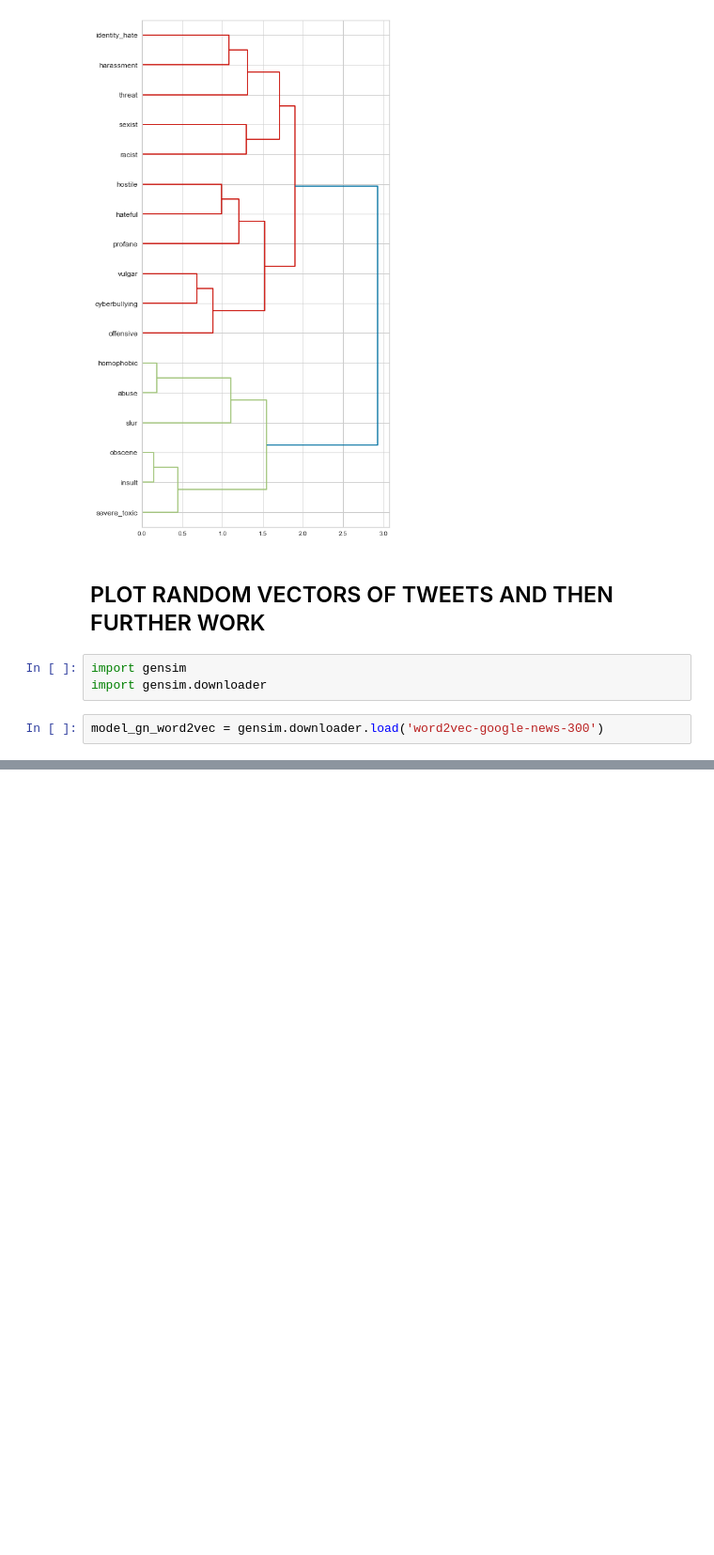
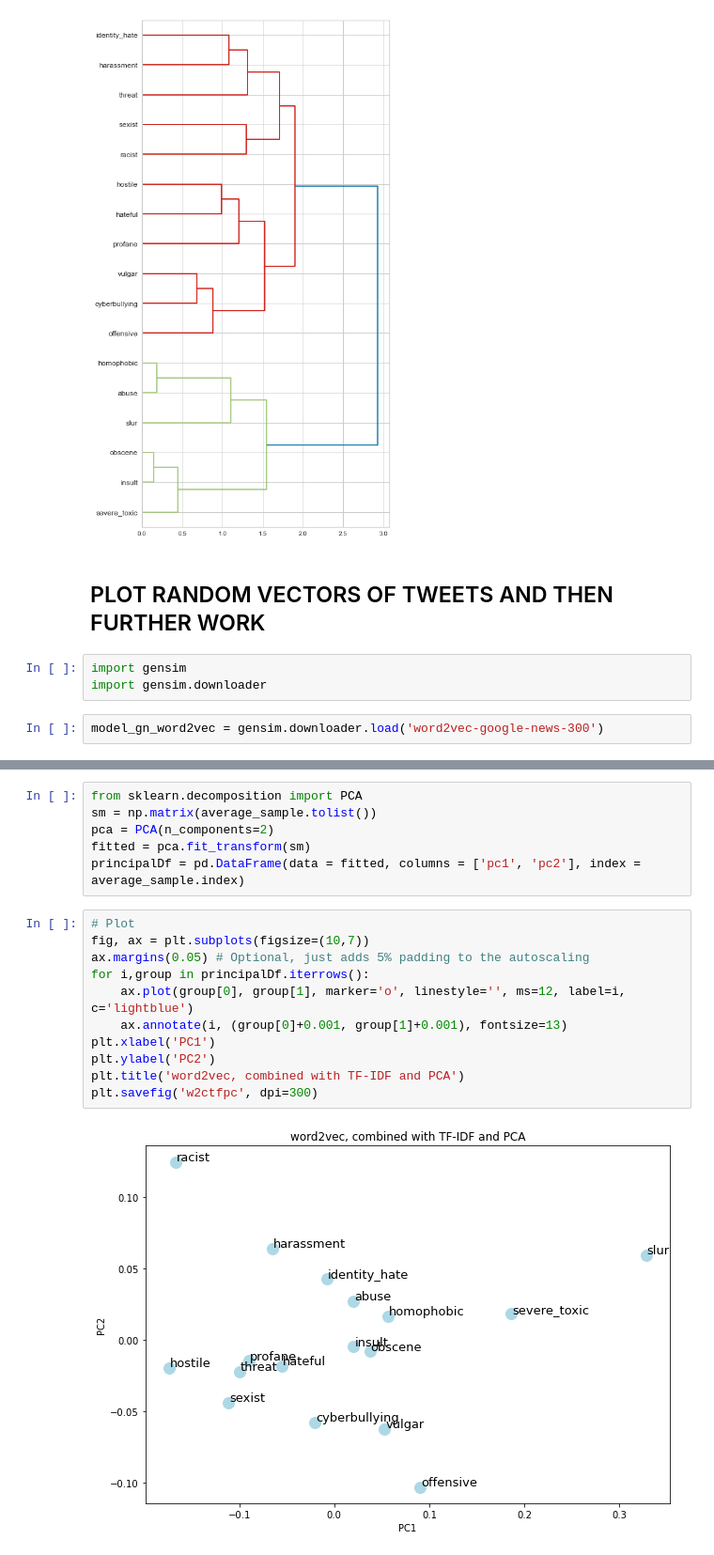
Before and after one commit to pushkill/NLP-project, a Jupyter notebook: tfidf.ipynb, the cells around one changed output, grey strips where cells are left out. Shown: that part at 94% size. Drawn from its saved outputs; the diff is of its cells as text; blank space fills up the shorter version.

```diff
--- a/tfidf.ipynb
+++ b/tfidf.ipynb
@@ -303,0 +344,19 @@ plt.show()
+# %%
+from sklearn.decomposition import PCA
+sm = np.matrix(average_sample.tolist())
+pca = PCA(n_components=2)
+fitted = pca.fit_transform(sm)
+principalDf = pd.DataFrame(data = fitted, columns = ['pc1', 'pc2'], index = average_sample.index)
+# %%
+# Plot
+fig, ax = plt.subplots(figsize=(10,7))
+ax.margins(0.05) # Optional, just adds 5% padding to the autoscaling
+for i,group in principalDf.iterrows():
+    ax.plot(group[0], group[1], marker='o', linestyle='', ms=12, label=i, c='lightblue')
+    ax.annotate(i, (group[0]+0.001, group[1]+0.001), fontsize=13)
+plt.xlabel('PC1')
+plt.ylabel('PC2')
+plt.title('word2vec, combined with TF-IDF and PCA')
+plt.savefig('w2ctfpc', dpi=300)
+# %% [output]
+[figure, added]
```
Also changed, not shown: parts of 9 cells of this notebook, 7 other files.
